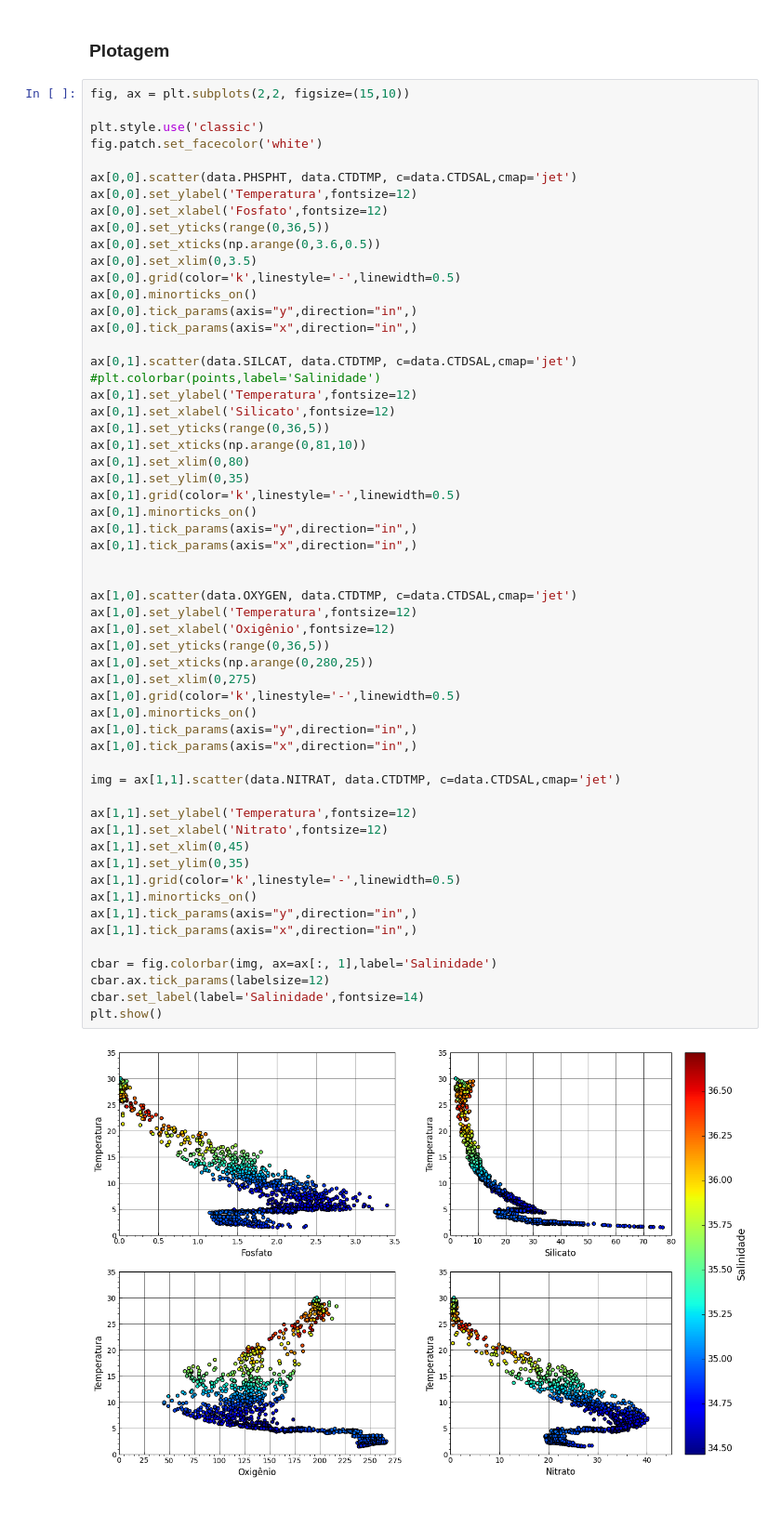
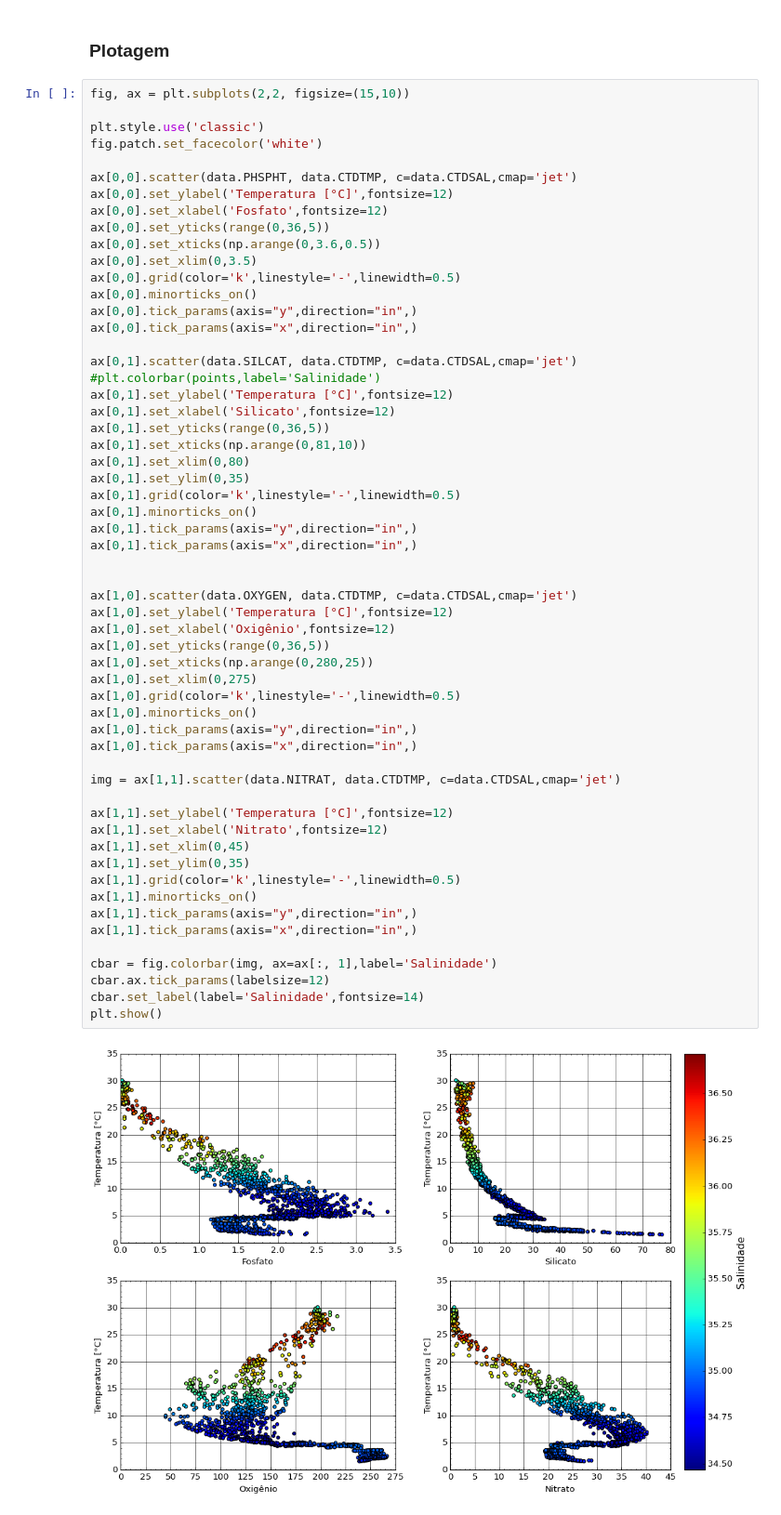
Before and after one commit to jonatanriq/oceanografia, a Jupyter notebook: plotando_dados_ctd.ipynb, the cells around one changed output. Shown at 93% size. Drawn from its saved outputs; the diff is of its cells as text.

```diff
--- a/plotando_dados_ctd.ipynb
+++ b/plotando_dados_ctd.ipynb
@@ -47,7 +47,7 @@ plt.style.use('classic')
 fig.patch.set_facecolor('white')
 
 ax[0,0].scatter(data.PHSPHT, data.CTDTMP, c=data.CTDSAL,cmap='jet')
-ax[0,0].set_ylabel('Temperatura',fontsize=12)
+ax[0,0].set_ylabel('Temperatura [°C]',fontsize=12)
 ax[0,0].set_xlabel('Fosfato',fontsize=12)
 ax[0,0].set_yticks(range(0,36,5))
 ax[0,0].set_xticks(np.arange(0,3.6,0.5))
@@ -59,7 +59,7 @@ ax[0,0].tick_params(axis="x",direction="in",)
 
 ax[0,1].scatter(data.SILCAT, data.CTDTMP, c=data.CTDSAL,cmap='jet')
 #plt.colorbar(points,label='Salinidade')
-ax[0,1].set_ylabel('Temperatura',fontsize=12)
+ax[0,1].set_ylabel('Temperatura [°C]',fontsize=12)
 ax[0,1].set_xlabel('Silicato',fontsize=12)
 ax[0,1].set_yticks(range(0,36,5))
 ax[0,1].set_xticks(np.arange(0,81,10))
@@ -69,33 +69,33 @@ ax[0,1].grid(color='k',linestyle='-',linewidth=0.5)
 ax[0,1].minorticks_on()
 ax[0,1].tick_params(axis="y",direction="in",)
 ax[0,1].tick_params(axis="x",direction="in",)
 
 
 ax[1,0].scatter(data.OXYGEN, data.CTDTMP, c=data.CTDSAL,cmap='jet')
-ax[1,0].set_ylabel('Temperatura',fontsize=12)
+ax[1,0].set_ylabel('Temperatura [°C]',fontsize=12)
 ax[1,0].set_xlabel('Oxigênio',fontsize=12)
 ax[1,0].set_yticks(range(0,36,5))
 ax[1,0].set_xticks(np.arange(0,280,25))
 ax[1,0].set_xlim(0,275)
 ax[1,0].grid(color='k',linestyle='-',linewidth=0.5)
 ax[1,0].minorticks_on()
 ax[1,0].tick_params(axis="y",direction="in",)
 ax[1,0].tick_params(axis="x",direction="in",)
 
 img = ax[1,1].scatter(data.NITRAT, data.CTDTMP, c=data.CTDSAL,cmap='jet')
 
-ax[1,1].set_ylabel('Temperatura',fontsize=12)
+ax[1,1].set_ylabel('Temperatura [°C]',fontsize=12)
 ax[1,1].set_xlabel('Nitrato',fontsize=12)
 ax[1,1].set_xlim(0,45)
 ax[1,1].set_ylim(0,35)
 ax[1,1].grid(color='k',linestyle='-',linewidth=0.5)
 ax[1,1].minorticks_on()
 ax[1,1].tick_params(axis="y",direction="in",)
 ax[1,1].tick_params(axis="x",direction="in",)
 
 cbar = fig.colorbar(img, ax=ax[:, 1],label='Salinidade')
 cbar.ax.tick_params(labelsize=12)
 cbar.set_label(label='Salinidade',fontsize=14)
 plt.show()
 # %% [output]
-[figure, old version]
+[figure, new version]
```
